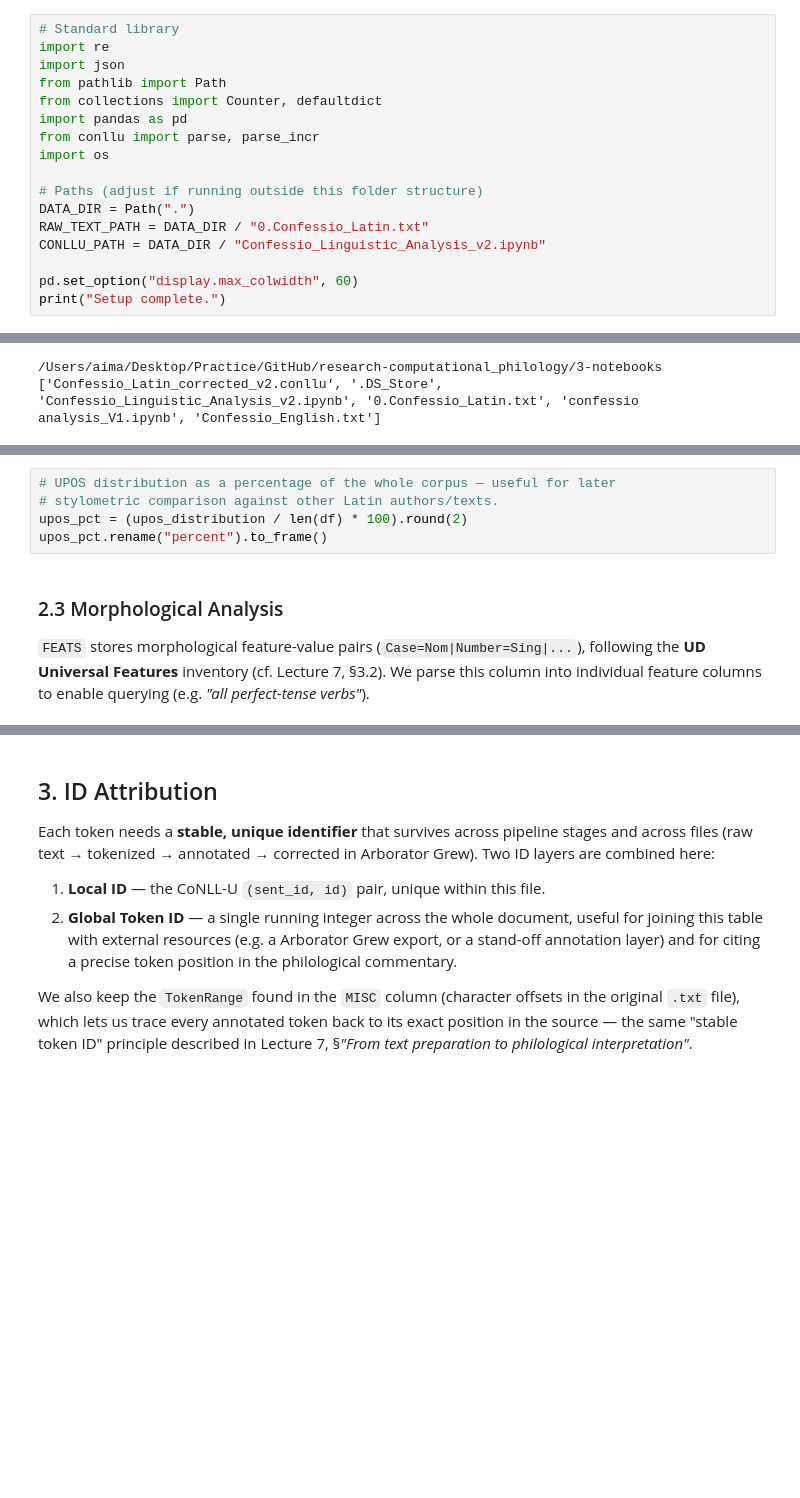
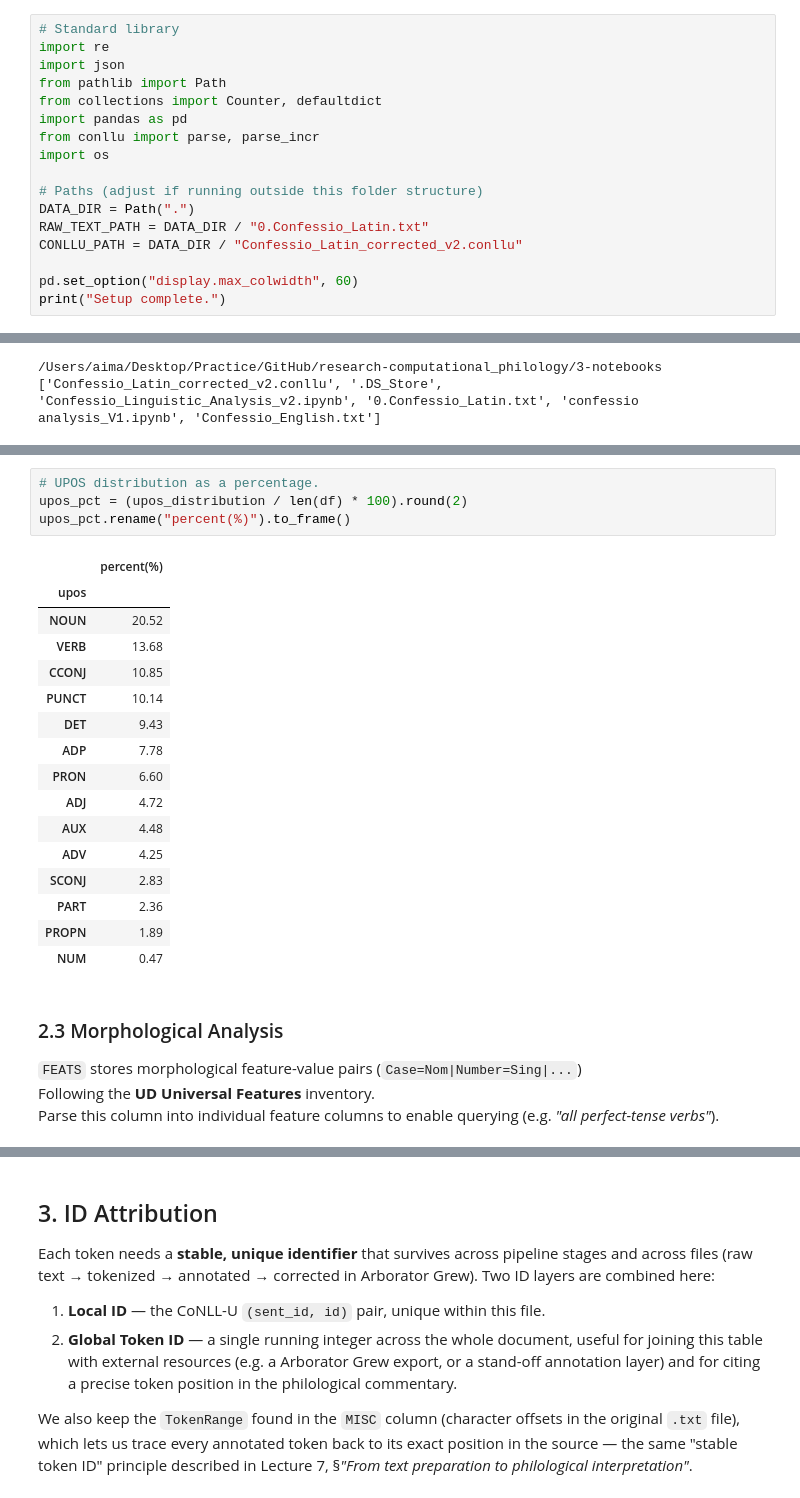
Before and after one commit to AimBtlv/research-computational_philology, a Jupyter notebook: 3-notebooks/Confessio_Linguistic_Analysis_v2.ipynb, the cells around one changed output, grey strips where cells are left out. Saved outputs shown, nothing was run; the diff lists cells and outputs as text; blank space fills up the shorter version.

```diff
--- a/3-notebooks/Confessio_Linguistic_Analysis_v2.ipynb
+++ b/3-notebooks/Confessio_Linguistic_Analysis_v2.ipynb
@@ -38,7 +31,7 @@ import os
 # Paths (adjust if running outside this folder structure)
 DATA_DIR = Path(".")
 RAW_TEXT_PATH = DATA_DIR / "0.Confessio_Latin.txt"
-CONLLU_PATH = DATA_DIR / "Confessio_Linguistic_Analysis_v2.ipynb"
+CONLLU_PATH = DATA_DIR / "Confessio_Latin_corrected_v2.conllu"
 
 pd.set_option("display.max_colwidth", 60)
 print("Setup complete.")
@@ -258,13 +292,29 @@ upos_distribution
 # %%
-# UPOS distribution as a percentage of the whole corpus — useful for later
-# stylometric comparison against other Latin authors/texts.
+# UPOS distribution as a percentage.
 upos_pct = (upos_distribution / len(df) * 100).round(2)
-upos_pct.rename("percent").to_frame()
+upos_pct.rename("percent(%)").to_frame()
+# %% [output]
+|  | percent(%) |
+| upos |  |
+| NOUN | 20.52 |
+| VERB | 13.68 |
+| CCONJ | 10.85 |
+| PUNCT | 10.14 |
+| DET | 9.43 |
+| ADP | 7.78 |
+| PRON | 6.60 |
+| ADJ | 4.72 |
+| AUX | 4.48 |
+| ADV | 4.25 |
+| SCONJ | 2.83 |
+| PART | 2.36 |
+| PROPN | 1.89 |
+| NUM | 0.47 |
 # %% [markdown]
 ### 2.3 Morphological Analysis
 
-`FEATS` stores morphological feature-value pairs (`Case=Nom|Number=Sing|...`), following
-the **UD Universal Features** inventory (cf. Lecture 7, §3.2). We parse this column into
-individual feature columns to enable querying (e.g. *"all perfect-tense verbs"*).
+`FEATS` stores morphological feature-value pairs (`Case=Nom|Number=Sing|...`)
+Following the **UD Universal Features** inventory.
+Parse this column into individual feature columns to enable querying (e.g. *"all perfect-tense verbs"*).
 # %%
 def parse_feats(feats):
```
Also changed, not shown: parts of 21 cells of this notebook.
